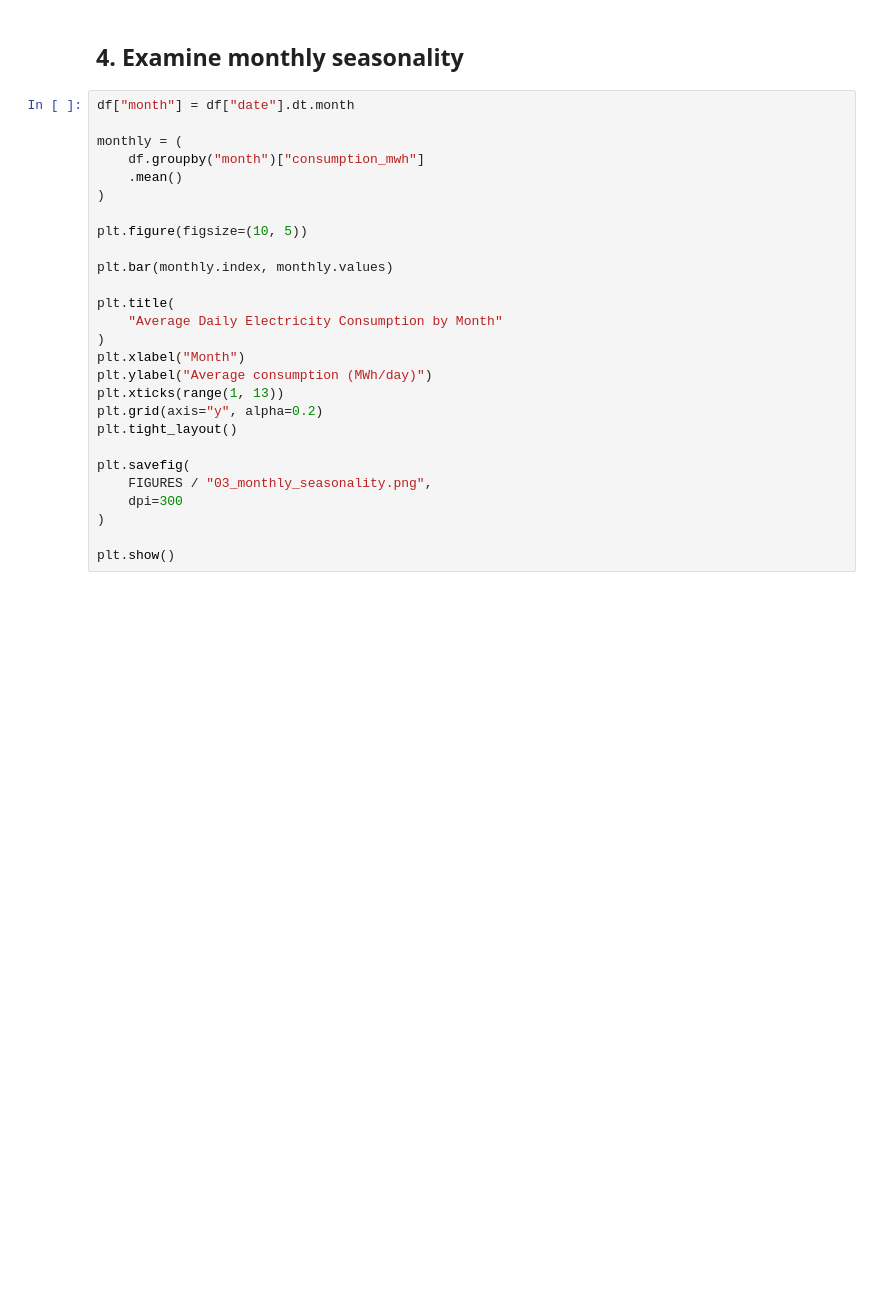
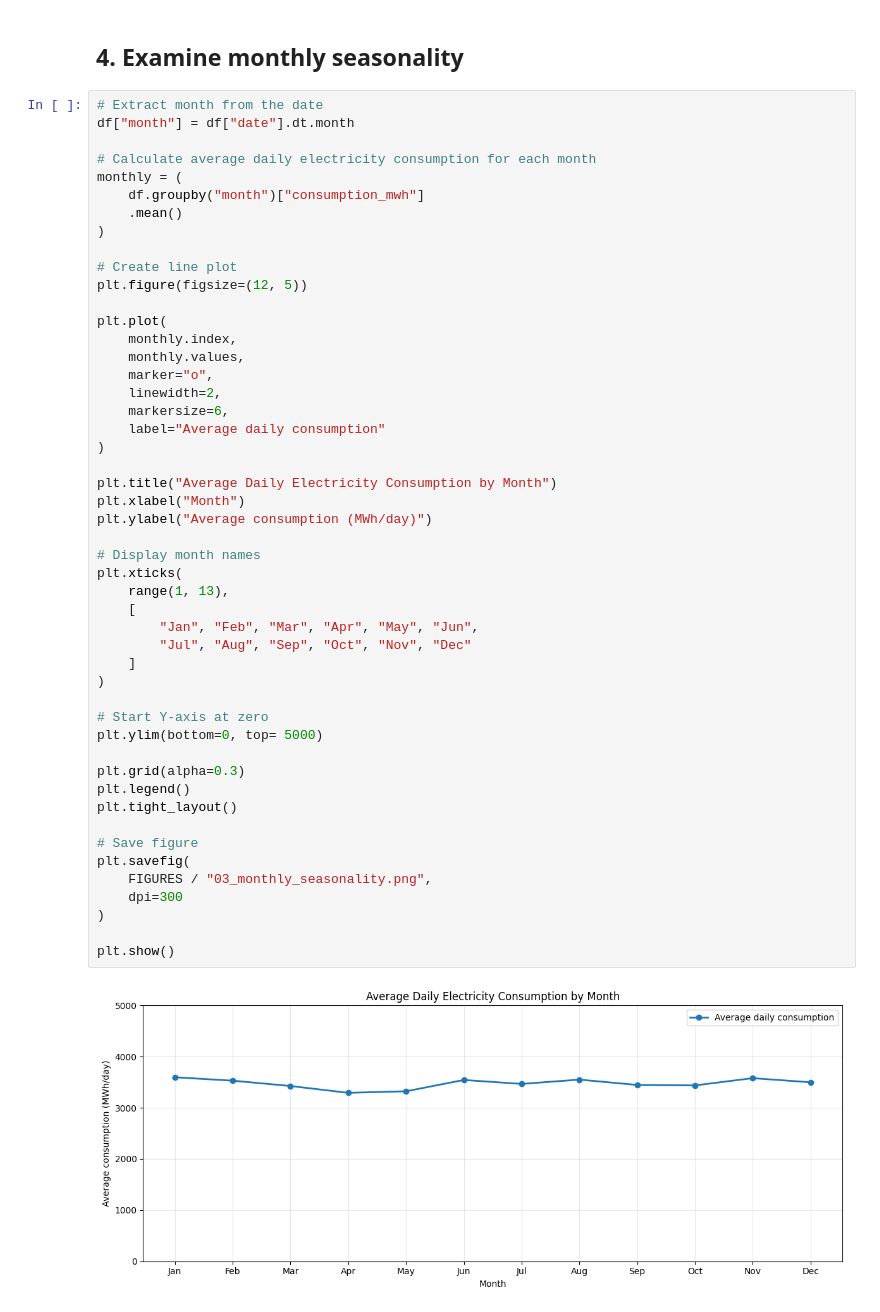
Before and after one commit to LaraMileto/DSF_forecasting_electricity_consumption_Basel, a Jupyter notebook: code/03_data_exploration.ipynb, the cells around one changed output. Drawn from its saved outputs; the diff is of its cells as text; blank space fills up the shorter version.

```diff
--- a/code/03_data_exploration.ipynb
+++ b/code/03_data_exploration.ipynb
@@ -153,29 +170,53 @@ plt.show()
 # %% [markdown]
 ## 4. Examine monthly seasonality
-# %%
-df["month"] = df["date"].dt.month
-
-monthly = (
-    df.groupby("month")["consumption_mwh"]
-    .mean()
-)
-
-plt.figure(figsize=(10, 5))
-
-plt.bar(monthly.index, monthly.values)
-
-plt.title(
-    "Average Daily Electricity Consumption by Month"
-)
-plt.xlabel("Month")
-plt.ylabel("Average consumption (MWh/day)")
-plt.xticks(range(1, 13))
-plt.grid(axis="y", alpha=0.2)
-plt.tight_layout()
-
-plt.savefig(
-    FIGURES / "03_monthly_seasonality.png",
-    dpi=300
-)
-
-plt.show()
+# %%
+# Extract month from the date
+df["month"] = df["date"].dt.month
+
+# Calculate average daily electricity consumption for each month
+monthly = (
+    df.groupby("month")["consumption_mwh"]
+    .mean()
+)
+
+# Create line plot
+plt.figure(figsize=(12, 5))
+
+plt.plot(
+    monthly.index,
+    monthly.values,
+    marker="o",
+    linewidth=2,
+    markersize=6,
+    label="Average daily consumption"
+)
+
+plt.title("Average Daily Electricity Consumption by Month")
+plt.xlabel("Month")
+plt.ylabel("Average consumption (MWh/day)")
+
+# Display month names
+plt.xticks(
+    range(1, 13),
+    [
+        "Jan", "Feb", "Mar", "Apr", "May", "Jun",
+        "Jul", "Aug", "Sep", "Oct", "Nov", "Dec"
+    ]
+)
+
+# Start Y-axis at zero
+plt.ylim(bottom=0, top= 5000)
+
+plt.grid(alpha=0.3)
+plt.legend()
+plt.tight_layout()
+
+# Save figure
+plt.savefig(
+    FIGURES / "03_monthly_seasonality.png",
+    dpi=300
+)
+
+plt.show()
+# %% [output]
+[figure, added]
```
Also changed, not shown: parts of 4 cells of this notebook, 3 other files.
